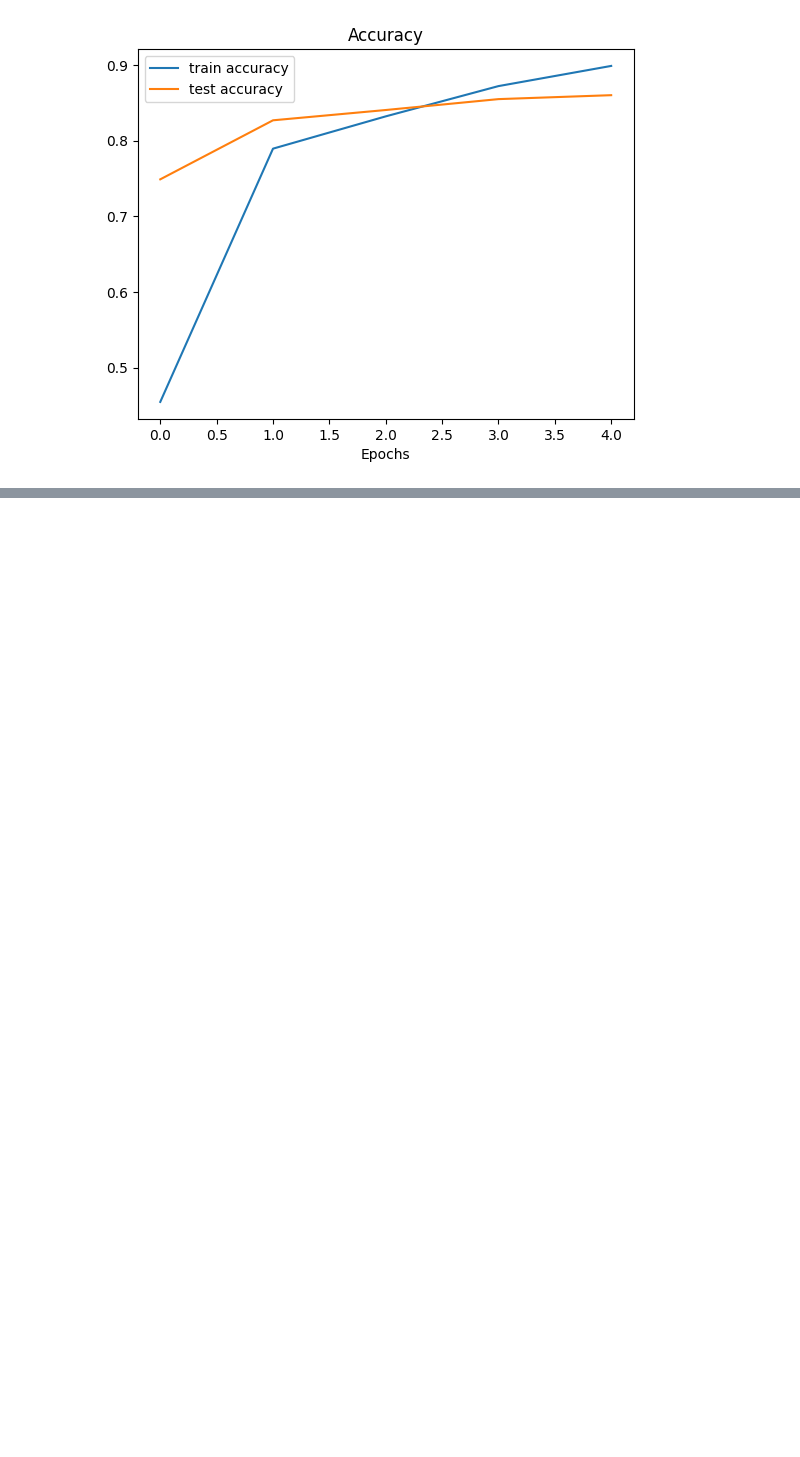
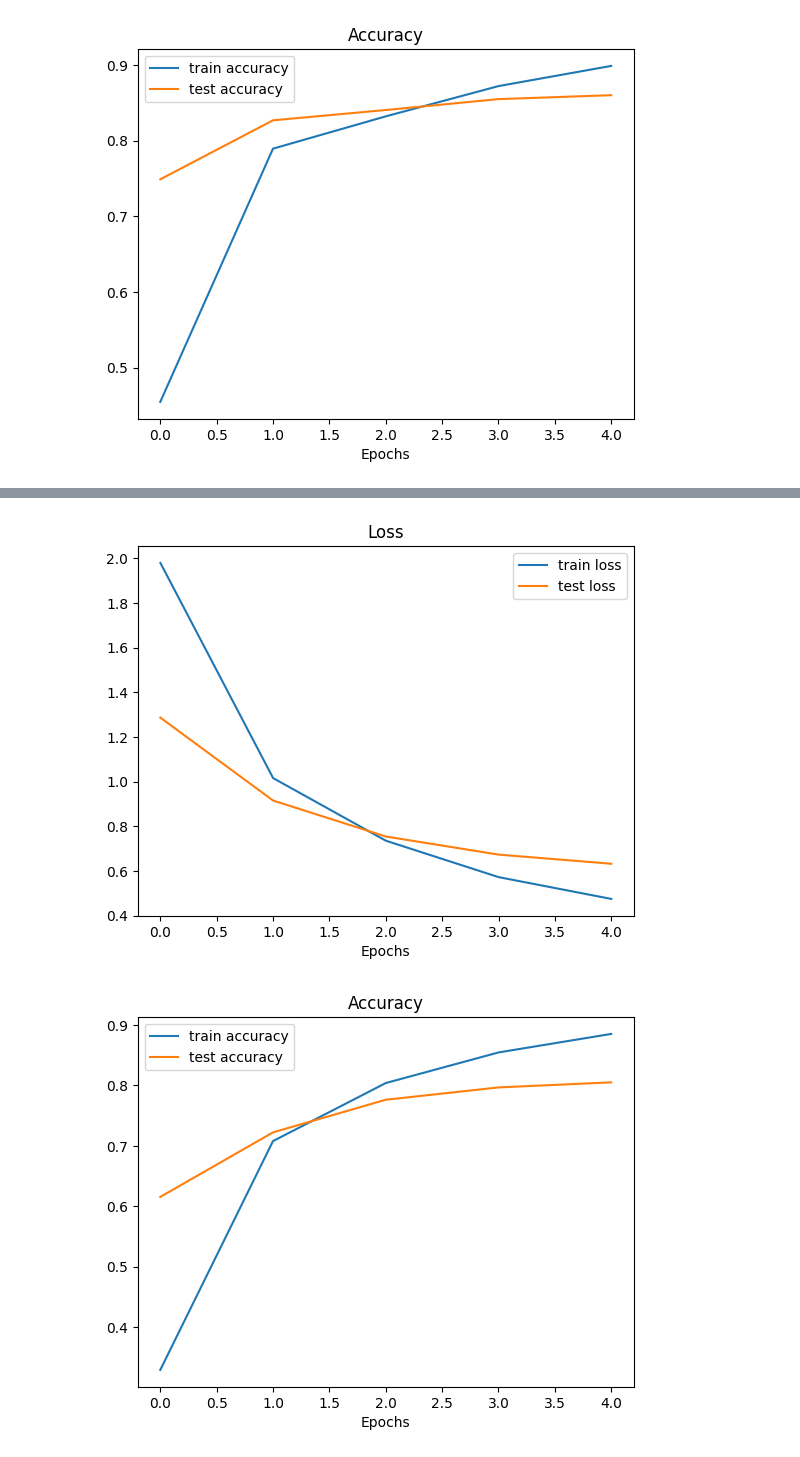
Before and after one commit to bikash119/learn_tensorflow, a Jupyter notebook: learn_tf_008.ipynb, the cells around one changed output, grey strips where cells are left out. Saved outputs shown, nothing was run; the diff lists cells and outputs as text; code cells hidden in the pictures; blank space fills up the shorter version.

```diff
--- a/learn_tf_008.ipynb
+++ b/learn_tf_008.ipynb
@@ -308,0 +326,18 @@ plot_loss_curve(effnet_history)
+# %%
+# mobilenet v2 feature_vector url
+mobilenetv2_url= "https://tfhub.dev/google/tf2-preview/mobilenet_v2/feature_vector/4"
+
+mobilenetv2_model= create_model(mobilenetv2_url
+                                 ,num_classes=train_10_percent_data.num_classes)
+
+mobilenetv2_model.compile(loss=tf.keras.losses.categorical_crossentropy
+                          ,optimizer=tf.keras.optimizers.Adam()
+                          ,metrics=["accuracy"])
+# %%
+mobilenetv2_history= mobilenetv2_model.fit(train_10_percent_data
+                                           ,steps_per_epoch=len(train_10_percent_data)
+                                           ,validation_data=test_10_percent_data
+                                           ,validation_steps=len(test_10_percent_data)
+                                           ,epochs=5
+                                           ,callbacks=[create_tensorboard_callback(dir_name="tensorflow_hub",
+                                                                                   experiment_name="mobilenetv2")])
@@ -308,0 +355,5 @@ plot_loss_curve(effnet_history)
+# %%
+plot_loss_curve(mobilenetv2_history)
+# %% [output]
+[figure, added]
+[figure, added]
```
Also changed, not shown: parts of 3 cells of this notebook.
